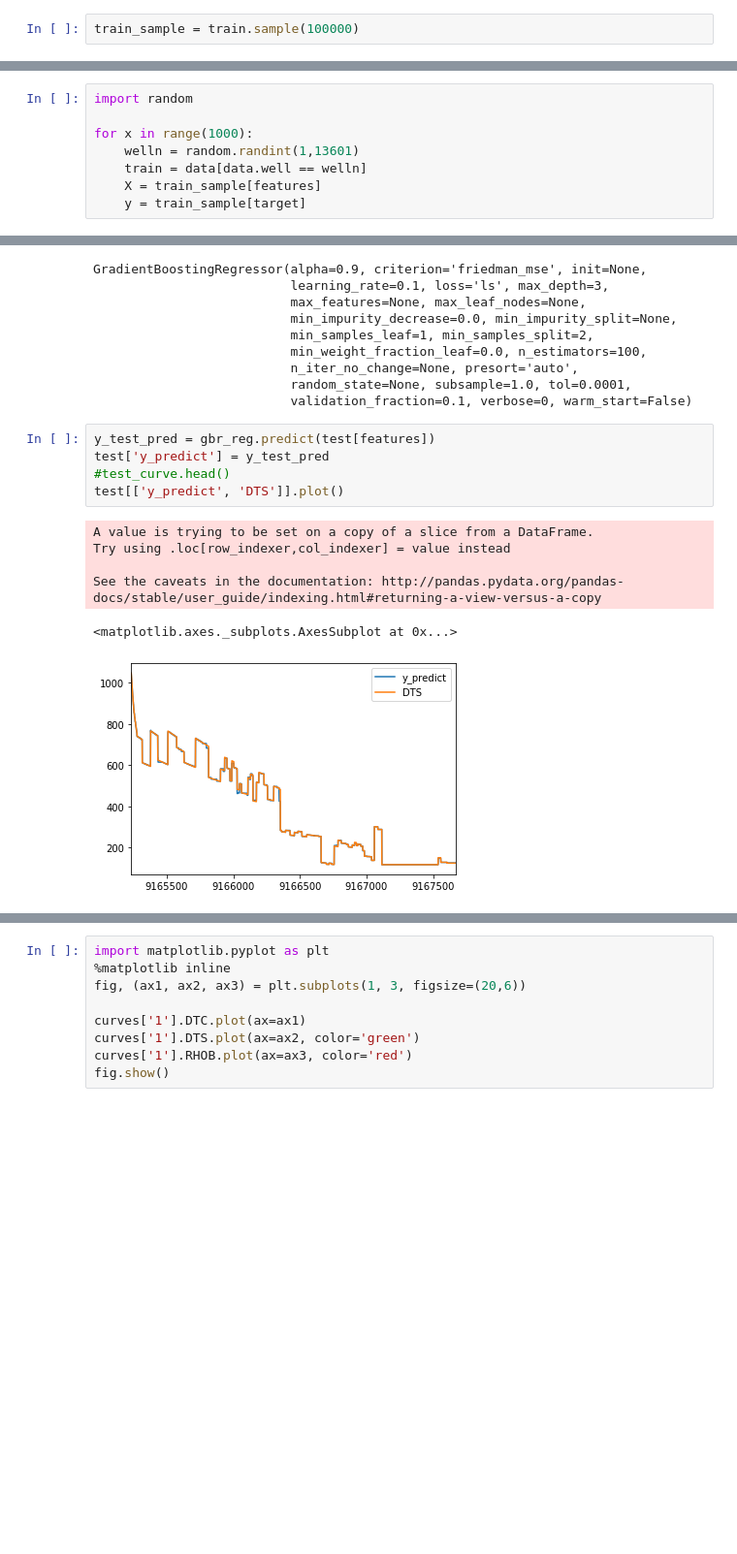
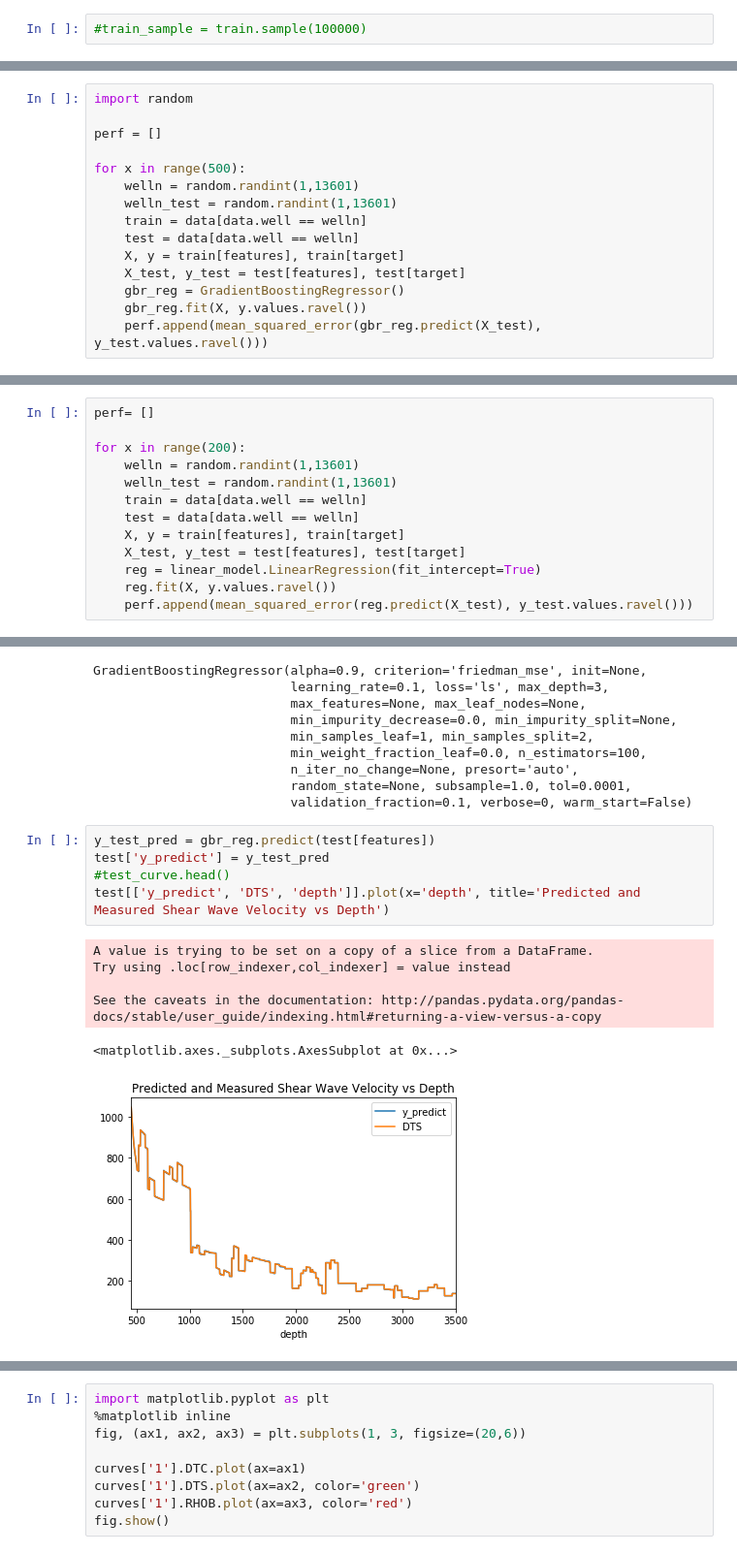
Before and after one commit to dorranh/log-curve-predict, a Jupyter notebook: curve/data_modeling.ipynb, the cells around one changed output, grey strips where cells are left out. Shown at 97% size. Cells and saved outputs as stored; diff of their text form; blank space fills up the shorter version.

```diff
--- a/curve/data_modeling.ipynb
+++ b/curve/data_modeling.ipynb
@@ -31,7 +31,7 @@ test = data[data.well == 1]
 # %%
 train_sample = data[data.well == 1000]
 # %%
-train_sample = train.sample(100000)
+#train_sample = train.sample(100000)
 # %%
 features = ['DTC', 'depth','RHOB', 'x', 'y']
 target = ['DTS']
@@ -68,13 +66,20 @@ from sklearn.metrics import mean_squared_error
 mean_squared_error(y_test_pred, test.DTS)
 # %% [output]
 2264.2398213468487
-# %%
-import random
-
-for x in range(1000):
-    welln = random.randint(1,13601)
-    train = data[data.well == welln]
-    X = train_sample[features]
-    y = train_sample[target]
 # %%
 from sklearn.ensemble import GradientBoostingRegressor
+# %%
+import random
+
+perf = []
+
+for x in range(500):
+    welln = random.randint(1,13601)
+    welln_test = random.randint(1,13601)
+    train = data[data.well == welln]
+    test = data[data.well == welln]
+    X, y = train[features], train[target]
+    X_test, y_test = test[features], test[target]
+    gbr_reg = GradientBoostingRegressor()
+    gbr_reg.fit(X, y.values.ravel())
+    perf.append(mean_squared_error(gbr_reg.predict(X_test), y_test.values.ravel()))
@@ -80,0 +102,13 @@ from sklearn.ensemble import GradientBoostingRegressor
+# %%
+perf= []
+
+for x in range(200):
+    welln = random.randint(1,13601)
+    welln_test = random.randint(1,13601)
+    train = data[data.well == welln]
+    test = data[data.well == welln]
+    X, y = train[features], train[target]
+    X_test, y_test = test[features], test[target]
+    reg = linear_model.LinearRegression(fit_intercept=True)
+    reg.fit(X, y.values.ravel())
+    perf.append(mean_squared_error(reg.predict(X_test), y_test.values.ravel()))
@@ -94,15 +141,15 @@ GradientBoostingRegressor(alpha=0.9, criterion='friedman_mse', init=None,
 # %%
 y_test_pred = gbr_reg.predict(test[features])
 test['y_predict'] = y_test_pred
 #test_curve.head()
-test[['y_predict', 'DTS']].plot()
+test[['y_predict', 'DTS', 'depth']].plot(x='depth', title='Predicted and Measured Shear Wave Velocity vs Depth')
 # %% [output]
 A value is trying to be set on a copy of a slice from a DataFrame.
 Try using .loc[row_indexer,col_indexer] = value instead
 
 See the caveats in the documentation: http://pandas.pydata.org/pandas-docs/stable/user_guide/indexing.html#returning-a-view-versus-a-copy
 <matplotlib.axes._subplots.AxesSubplot at 0x...>
-[figure, old version]
+[figure, new version]
 # %%
 mean_squared_error(y_test_pred, test.DTS)
 # %% [output]
```
Also changed, not shown: parts of 6 cells of this notebook, 1 other file.
